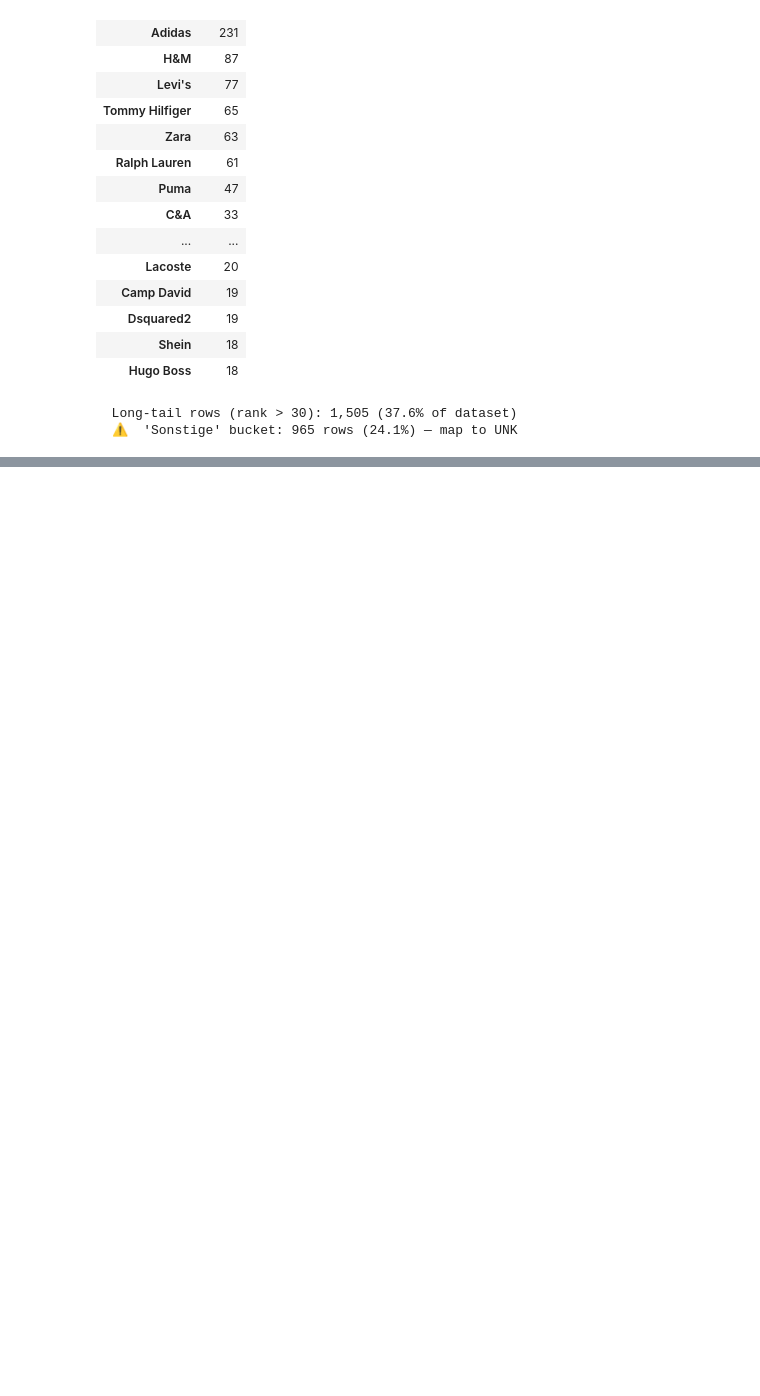
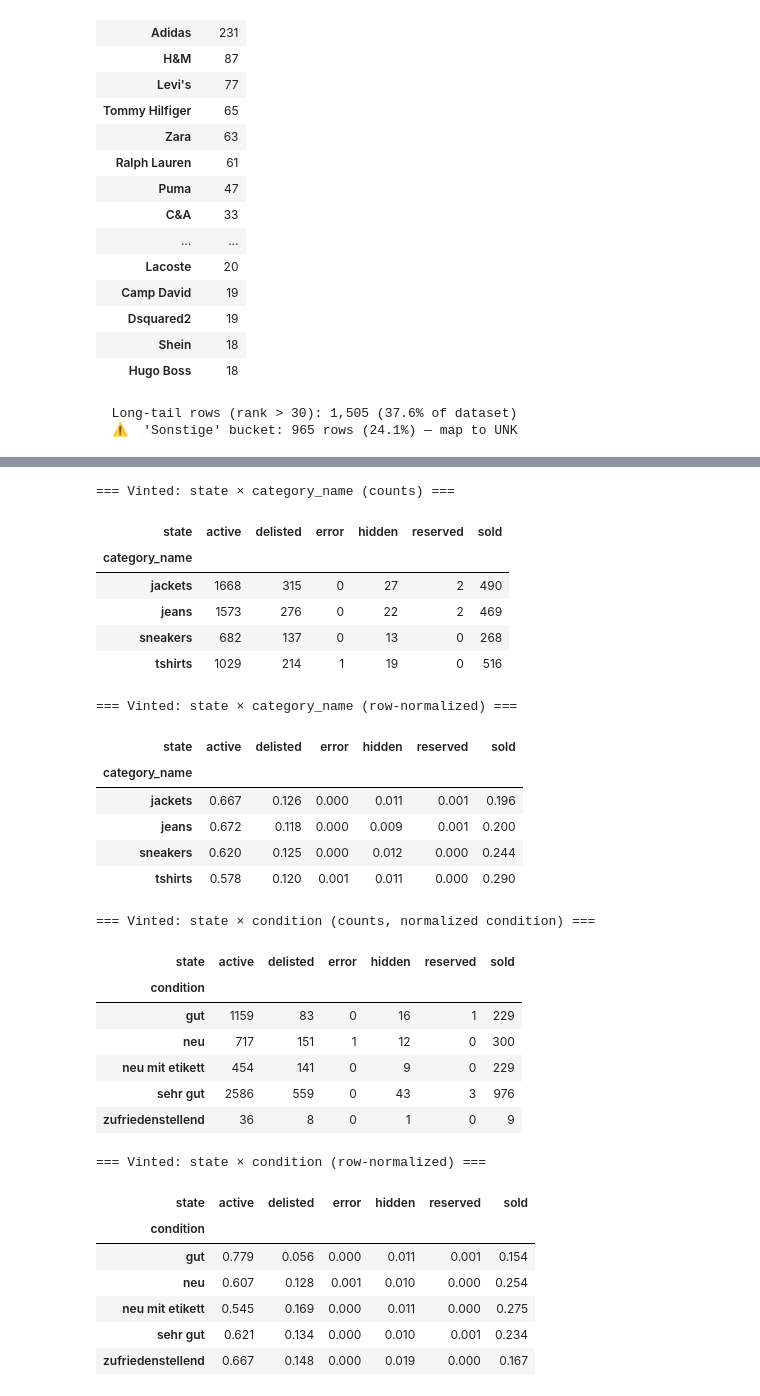
Before and after one commit to mchlkan/Advanced_ML, a Jupyter notebook: notebooks/01_data_exploration.ipynb, the cells around one changed output, grey strips where cells are left out. Cells and saved outputs as stored; diff of their text form; code cells hidden in the pictures; blank space fills up the shorter version.

```diff
--- a/notebooks/01_data_exploration.ipynb
+++ b/notebooks/01_data_exploration.ipynb
@@ -958,0 +1091,44 @@ KA — top 30 brands:
+# %%
+# Vinted cross-tabs: state × category, state × condition (raw + row-normalized)
+print('=== Vinted: state × category_name (counts) ===')
+display(pd.crosstab(vt_v2['category_name'], vt_v2['state']))
+print('=== Vinted: state × category_name (row-normalized) ===')
+display(pd.crosstab(vt_v2['category_name'], vt_v2['state'], normalize='index').round(3))
+
+# Inline normalize_condition (mirrors cell 17 — not refactoring that cell)
+vt_cond_norm = vt_v2['condition'].astype(str).str.lower().str.replace(',', '', regex=False).str.strip()
+print('=== Vinted: state × condition (counts, normalized condition) ===')
+display(pd.crosstab(vt_cond_norm, vt_v2['state']))
+print('=== Vinted: state × condition (row-normalized) ===')
+display(pd.crosstab(vt_cond_norm, vt_v2['state'], normalize='index').round(3))
+# %% [output]
+=== Vinted: state × category_name (counts) ===
+| state | active | delisted | error | hidden | reserved | sold |
+| category_name |  |  |  |  |  |  |
+| jackets | 1668 | 315 | 0 | 27 | 2 | 490 |
+| jeans | 1573 | 276 | 0 | 22 | 2 | 469 |
+| sneakers | 682 | 137 | 0 | 13 | 0 | 268 |
+| tshirts | 1029 | 214 | 1 | 19 | 0 | 516 |
+=== Vinted: state × category_name (row-normalized) ===
+| state | active | delisted | error | hidden | reserved | sold |
+| category_name |  |  |  |  |  |  |
+| jackets | 0.667 | 0.126 | 0.000 | 0.011 | 0.001 | 0.196 |
+| jeans | 0.672 | 0.118 | 0.000 | 0.009 | 0.001 | 0.200 |
+| sneakers | 0.620 | 0.125 | 0.000 | 0.012 | 0.000 | 0.244 |
+| tshirts | 0.578 | 0.120 | 0.001 | 0.011 | 0.000 | 0.290 |
+=== Vinted: state × condition (counts, normalized condition) ===
+| state | active | delisted | error | hidden | reserved | sold |
+| condition |  |  |  |  |  |  |
+| gut | 1159 | 83 | 0 | 16 | 1 | 229 |
+| neu | 717 | 151 | 1 | 12 | 0 | 300 |
+| neu mit etikett | 454 | 141 | 0 | 9 | 0 | 229 |
+| sehr gut | 2586 | 559 | 0 | 43 | 3 | 976 |
+| zufriedenstellend | 36 | 8 | 0 | 1 | 0 | 9 |
+=== Vinted: state × condition (row-normalized) ===
+| state | active | delisted | error | hidden | reserved | sold |
+| condition |  |  |  |  |  |  |
+| gut | 0.779 | 0.056 | 0.000 | 0.011 | 0.001 | 0.154 |
+| neu | 0.607 | 0.128 | 0.001 | 0.010 | 0.000 | 0.254 |
+| neu mit etikett | 0.545 | 0.169 | 0.000 | 0.011 | 0.000 | 0.275 |
+| sehr gut | 0.621 | 0.134 | 0.000 | 0.010 | 0.001 | 0.234 |
+| zufriedenstellend | 0.667 | 0.148 | 0.000 | 0.019 | 0.000 | 0.167 |
```
Also changed, not shown: parts of 17 cells of this notebook.
